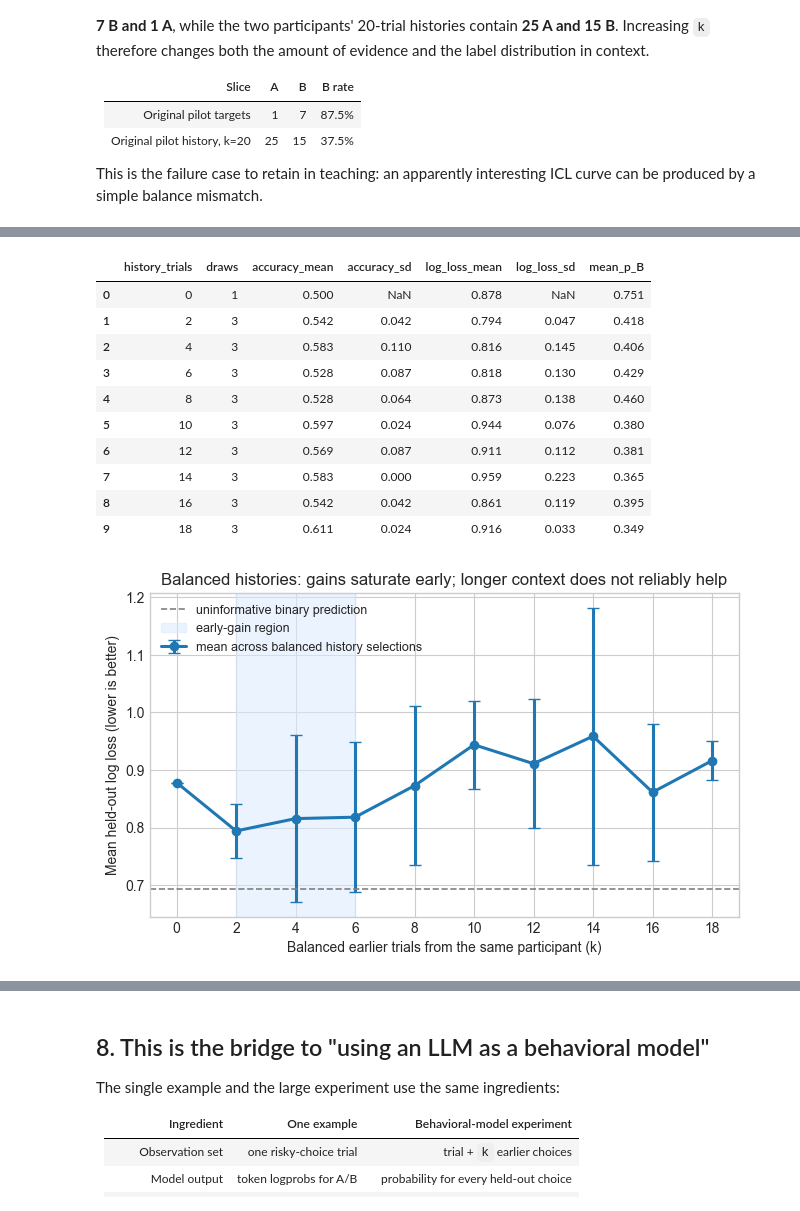
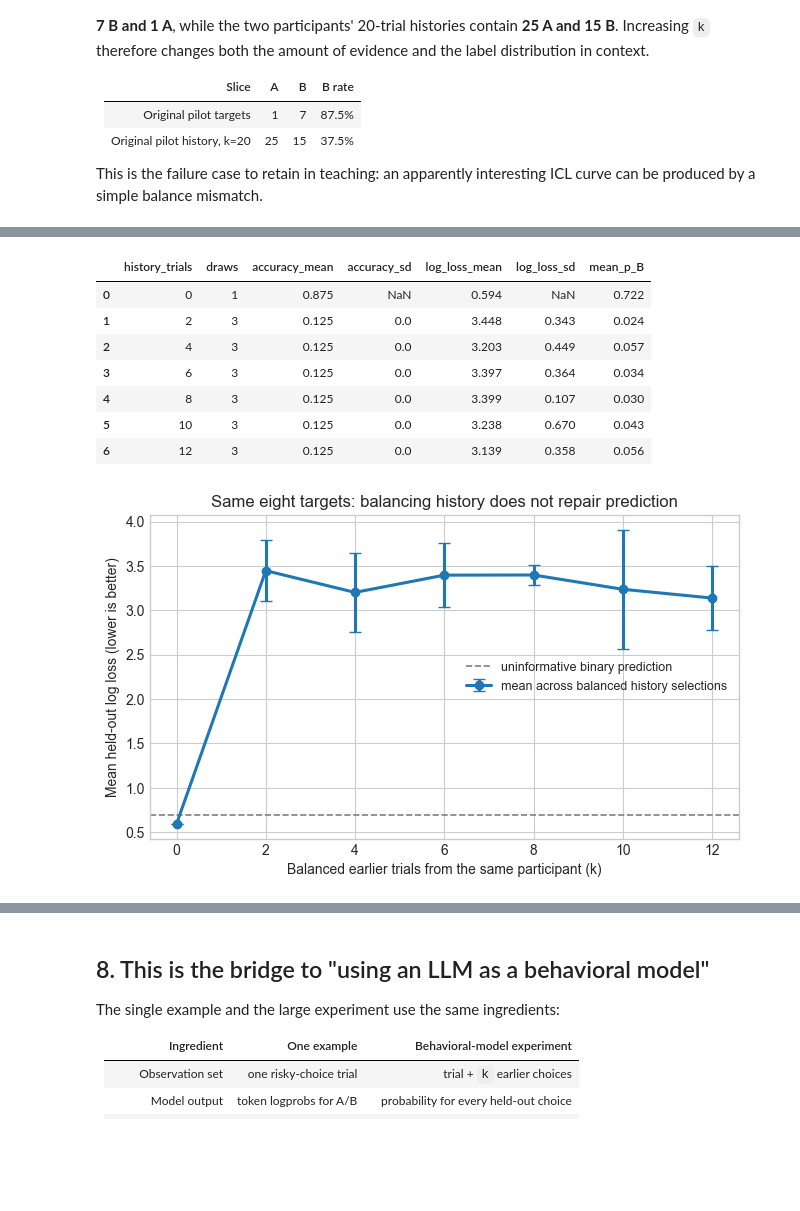
Before and after one commit to xhb120633/LLM_human_decisions, a Jupyter notebook: notebooks/01_prediction_from_zero_shot_to_icl.ipynb, the cells around one changed output, grey strips where cells are left out. Saved outputs shown, nothing was run; the diff lists cells and outputs as text; code cells hidden in the pictures; blank space fills up the shorter version.

Commit message:
Fix evaluation set in history-balance experiment

```diff
--- a/notebooks/01_prediction_from_zero_shot_to_icl.ipynb
+++ b/notebooks/01_prediction_from_zero_shot_to_icl.ipynb
@@ -451,40 +457,38 @@ The error bars below are the standard deviation across the three history selecti
 # %%
-EXPANDED_PATH = find_file("results/expanded_balanced_summary.csv")
-expanded = pd.read_csv(EXPANDED_PATH)
-expanded[[
+FIXED_PATH = find_file(
+    "results/fixed_eval_balanced_history/fixed_eval_balanced_summary.csv"
+)
+fixed_balanced = pd.read_csv(FIXED_PATH)
+fixed_balanced[[
     "history_trials", "draws", "accuracy_mean", "accuracy_sd",
     "log_loss_mean", "log_loss_sd", "mean_p_B"
 ]].round(3)
 # %% [output]
 |  | history_trials | draws | accuracy_mean | accuracy_sd | log_loss_mean | log_loss_sd | mean_p_B |
-| 0 | 0 | 1 | 0.500 | NaN | 0.878 | NaN | 0.751 |
-| 1 | 2 | 3 | 0.542 | 0.042 | 0.794 | 0.047 | 0.418 |
-| 2 | 4 | 3 | 0.583 | 0.110 | 0.816 | 0.145 | 0.406 |
-| 3 | 6 | 3 | 0.528 | 0.087 | 0.818 | 0.130 | 0.429 |
-| 4 | 8 | 3 | 0.528 | 0.064 | 0.873 | 0.138 | 0.460 |
-| 5 | 10 | 3 | 0.597 | 0.024 | 0.944 | 0.076 | 0.380 |
-| 6 | 12 | 3 | 0.569 | 0.087 | 0.911 | 0.112 | 0.381 |
-| 7 | 14 | 3 | 0.583 | 0.000 | 0.959 | 0.223 | 0.365 |
-| 8 | 16 | 3 | 0.542 | 0.042 | 0.861 | 0.119 | 0.395 |
-| 9 | 18 | 3 | 0.611 | 0.024 | 0.916 | 0.033 | 0.349 |
+| 0 | 0 | 1 | 0.875 | NaN | 0.594 | NaN | 0.722 |
+| 1 | 2 | 3 | 0.125 | 0.0 | 3.448 | 0.343 | 0.024 |
+| 2 | 4 | 3 | 0.125 | 0.0 | 3.203 | 0.449 | 0.057 |
+| 3 | 6 | 3 | 0.125 | 0.0 | 3.397 | 0.364 | 0.034 |
+| 4 | 8 | 3 | 0.125 | 0.0 | 3.399 | 0.107 | 0.030 |
+| 5 | 10 | 3 | 0.125 | 0.0 | 3.238 | 0.670 | 0.043 |
+| 6 | 12 | 3 | 0.125 | 0.0 | 3.139 | 0.358 | 0.056 |
 # %%
 fig, ax = plt.subplots(figsize=(7.6, 4.2))
-yerr = expanded["log_loss_sd"].fillna(0)
+yerr = fixed_balanced["log_loss_sd"].fillna(0)
 ax.errorbar(
-    expanded["history_trials"], expanded["log_loss_mean"],
+    fixed_balanced["history_trials"], fixed_balanced["log_loss_mean"],
     yerr=yerr, marker="o", linewidth=2.2, capsize=4,
     label="mean across balanced history selections",
 )
 ax.axhline(math.log(2), color="gray", linestyle="--", linewidth=1.2,
            label="uninformative binary prediction")
-ax.axvspan(2, 6, color="#dbeafe", alpha=0.55, label="early-gain region")
 ax.set(
-    title="Balanced histories: gains saturate early; longer context does not reliably help",
+    title="Same eight targets: balancing history does not repair prediction",
     xlabel="Balanced earlier trials from the same participant (k)",
     ylabel="Mean held-out log loss (lower is better)",
-    xticks=expanded["history_trials"],
+    xticks=fixed_balanced["history_trials"],
 )
 ax.legend(frameon=False, fontsize=9)
 plt.show()
 # %% [output]
-[figure, old version]
+[figure, new version]
```
Also changed, not shown: parts of 10 cells of this notebook, 9 other files.
